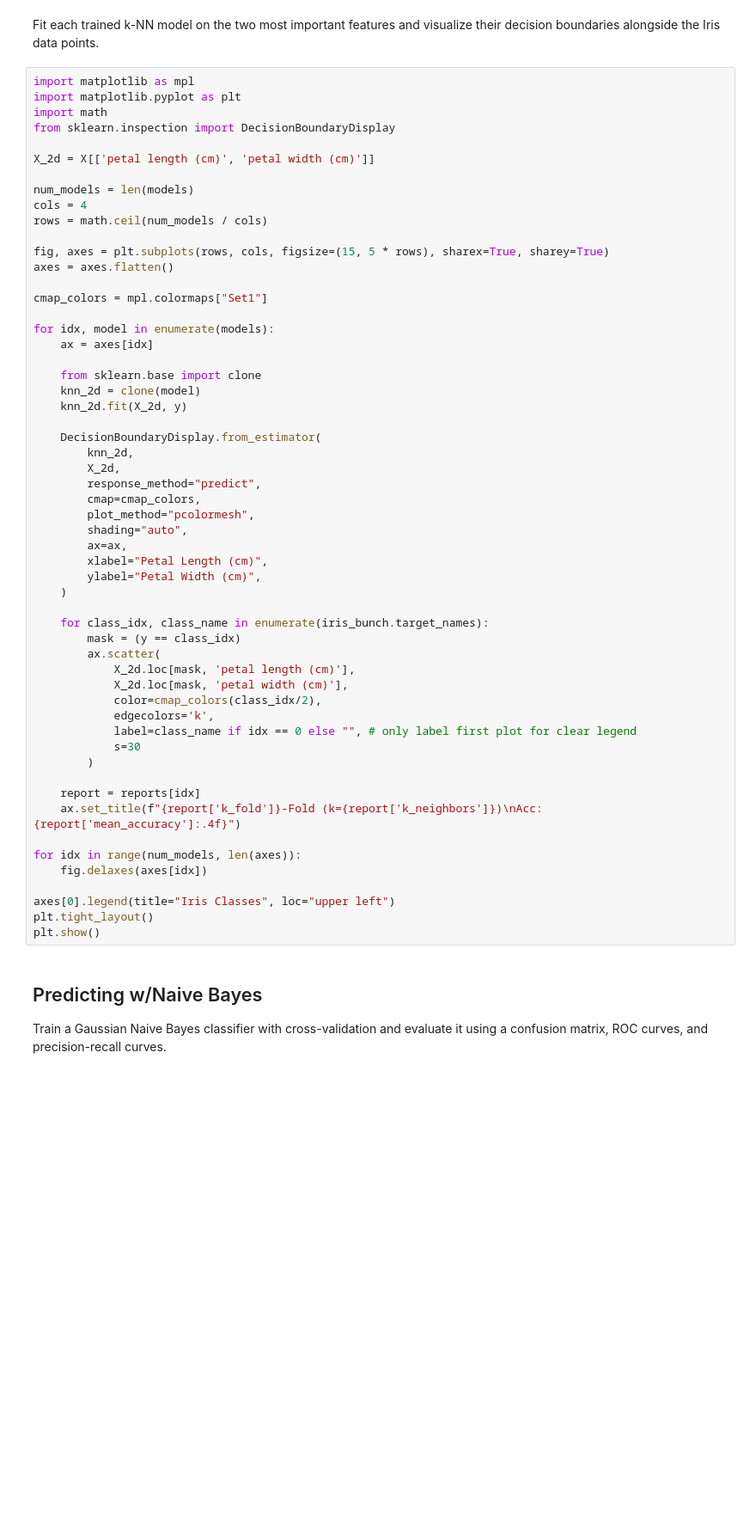
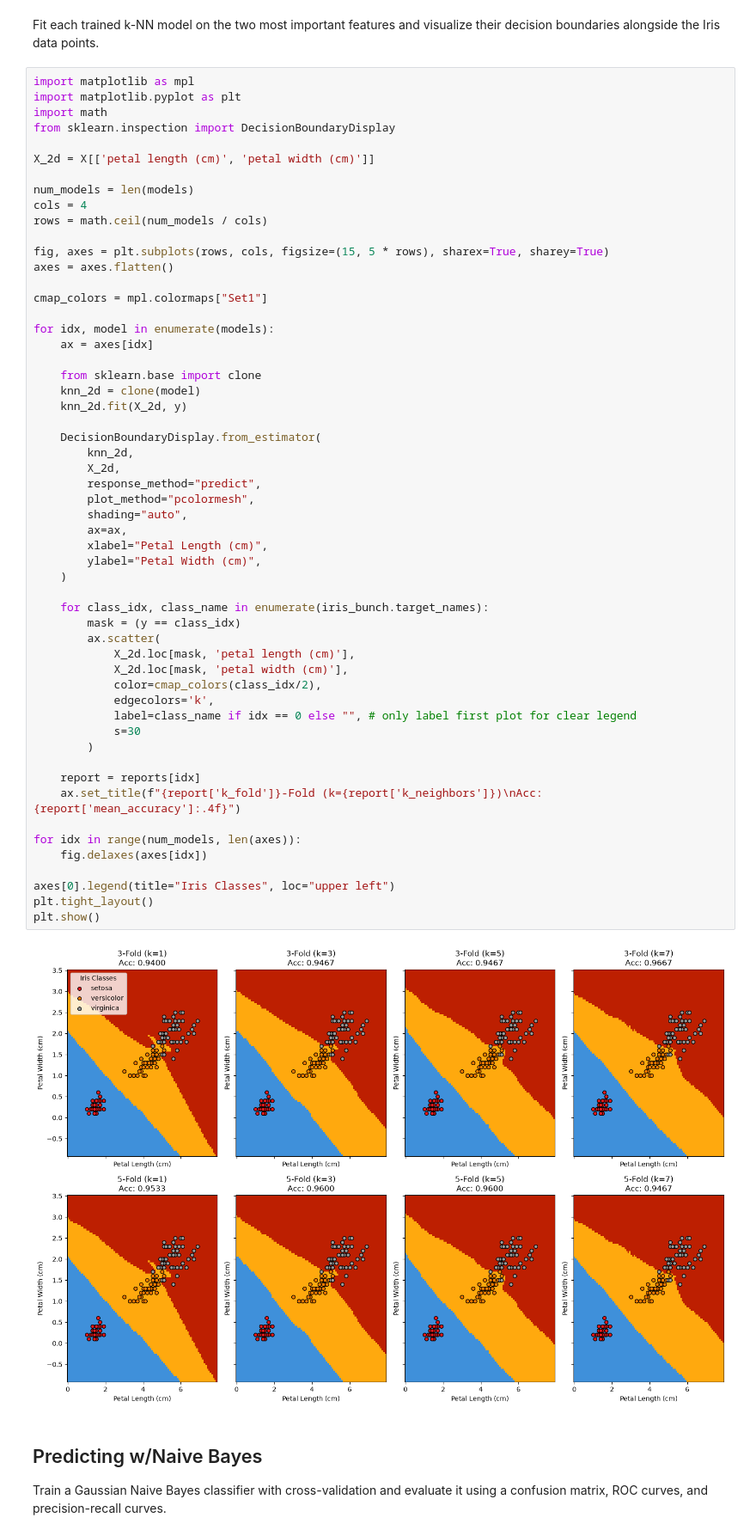
Before and after one commit to farukerdem34/notebooks, a Jupyter notebook: data-mining/DM-Exercise-2.ipynb, the cells around one changed output. Shown at 86% size. Drawn from its saved outputs; the diff is of its cells as text; blank space fills up the shorter version.

```diff
--- a/data-mining/DM-Exercise-2.ipynb
+++ b/data-mining/DM-Exercise-2.ipynb
@@ -153,34 +195,35 @@ for idx, model in enumerate(models):
         knn_2d,
         X_2d,
         response_method="predict",
-        cmap=cmap_colors,
         plot_method="pcolormesh",
         shading="auto",
         ax=ax,
         xlabel="Petal Length (cm)",
         ylabel="Petal Width (cm)",
     )
 
     for class_idx, class_name in enumerate(iris_bunch.target_names):
         mask = (y == class_idx)
         ax.scatter(
             X_2d.loc[mask, 'petal length (cm)'],
             X_2d.loc[mask, 'petal width (cm)'],
             color=cmap_colors(class_idx/2),
             edgecolors='k',
             label=class_name if idx == 0 else "", # only label first plot for clear legend
             s=30
         )
 
     report = reports[idx]
     ax.set_title(f"{report['k_fold']}-Fold (k={report['k_neighbors']})\nAcc: {report['mean_accuracy']:.4f}")
 
 for idx in range(num_models, len(axes)):
     fig.delaxes(axes[idx])
 
 axes[0].legend(title="Iris Classes", loc="upper left")
 plt.tight_layout()
 plt.show()
+# %% [output]
+[figure, added]
 # %% [markdown]
 ## Predicting w/Naive Bayes
 
```
Also changed, not shown: parts of 6 cells of this notebook, 2 other files.
